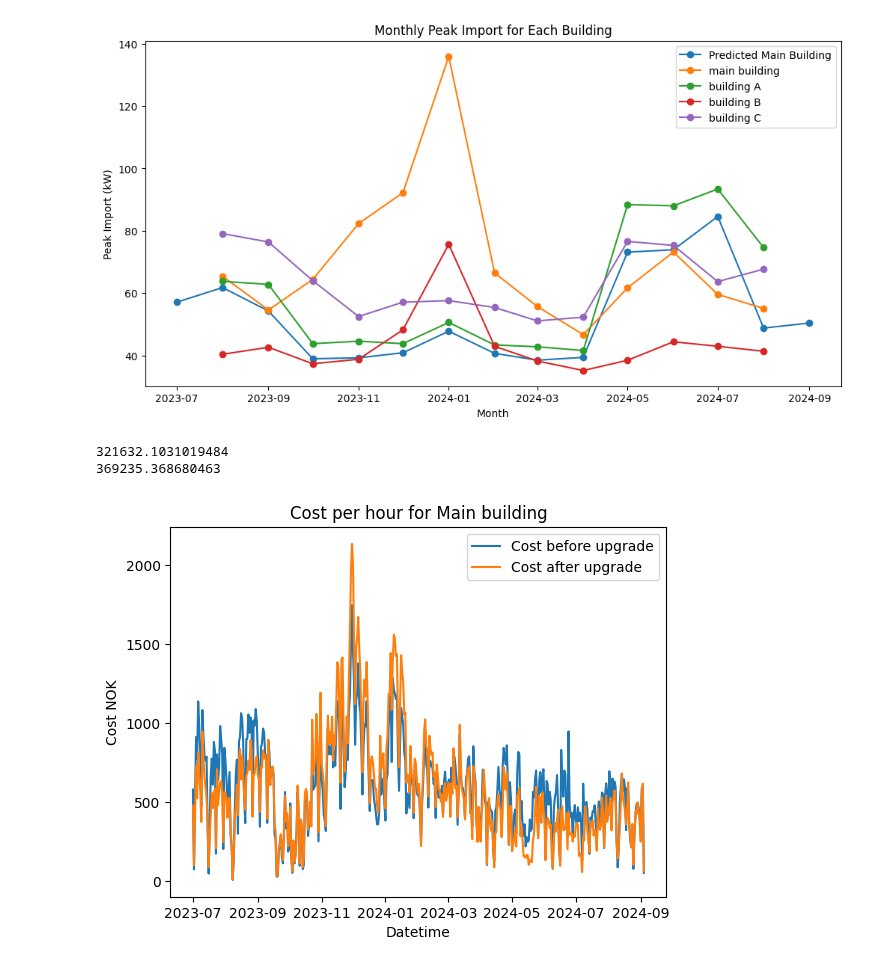
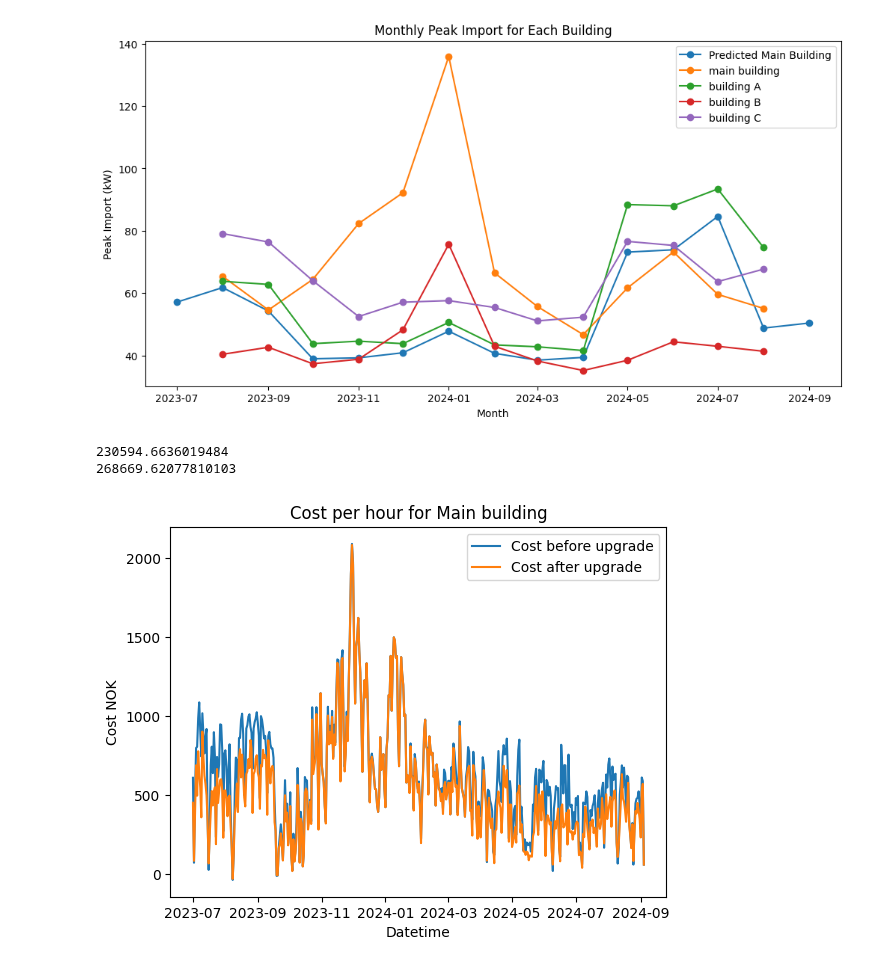
Before and after one commit to MatsNissen-Lie/SolarEnergyImpact, a Jupyter notebook: magnus/magnus_plots.ipynb, the cells around one changed output. Cells and saved outputs as stored; diff of their text form; code cells hidden in the pictures.

```diff
--- a/magnus/magnus_plots.ipynb
+++ b/magnus/magnus_plots.ipynb
@@ -307,9 +307,9 @@ merge_main=pd.merge(main_building_df,spot_df, on='timestamp')
 merge_pred=pd.merge(predwithdate,spot_df, on='timestamp')
 
 #Finding cost for each hour
-merge_main['Total']=(merge_main['price']+0.05)*merge_main['netsun']
+merge_main['Total']=(merge_main['price'])*merge_main['netsun']
 merge_pred['Total']=(merge_pred['price']+0.05)*merge_pred['value']
-merge_main['Totalfull']=(merge_main['price']+0.05)*merge_main['total_consumption']
+merge_main['Totalfull']=(merge_main['price'])*merge_main['total_consumption']
 
 
 #Making function to find the effektledd
@@ -333,32 +333,32 @@ monthly_max_net=find_effect(merge_main,'netsun')
 
 
 #Finner totalt tariffforbruk
-maintotalnetsun=merge_main['Total'].sum()+monthly_max_net['Adjusted Consumption'].sum()
+maintotalnetsun=merge_main['Total'].sum()#+monthly_max_net['Adjusted Consumption'].sum()
 predtotal=merge_pred['Total'].sum()+monthly_max_pred['Adjusted Consumption'].sum()
-mainbeforetotal=merge_main['Totalfull'].sum()+monthly_max_main['Adjusted Consumption'].sum()
+mainbeforetotal=merge_main['Totalfull'].sum()#+monthly_max_main['Adjusted Consumption'].sum()
 
 print(maintotalnetsun)
 print(mainbeforetotal)
 # %% [output]
-321632.1031019484
-369235.368680463
+230594.6636019484
+268669.62077810103
 # %%
 #Finding daily costs by aggregating
 daily_main=merge_main.groupby(main_building_df['timestamp'].dt.date)['Total'].sum()#.reset_index()
 daily_pred=merge_pred.groupby(main_building_df['timestamp'].dt.date)['Total'].sum()#.reset_index()
 daily_mainbefore=merge_main.groupby(main_building_df['timestamp'].dt.date)['Totalfull'].sum()#.reset_index()
 
 
-sns.lineplot(daily_pred, label="Cost before upgrade")
+sns.lineplot(daily_mainbefore, label="Cost before upgrade")
 sns.lineplot(daily_main, label= "Cost after upgrade")
 #sns.lineplot(daily_mainbefore, label="Total consumption cost without sun panels")
 plt.xlabel('Datetime')
 plt.ylabel('Cost NOK')
 plt.title('Cost per hour for Main building')
 plt.legend()
 plt.show()
 # %% [output]
-[figure, old version]
+[figure, new version]
 # %%
 #Lager et plott
 buildings=["Main building total",  "Main building net of sun consumption", "Predicted Main Building"]
```
Also changed, not shown: parts of 2 cells of this notebook, 7 other files.
